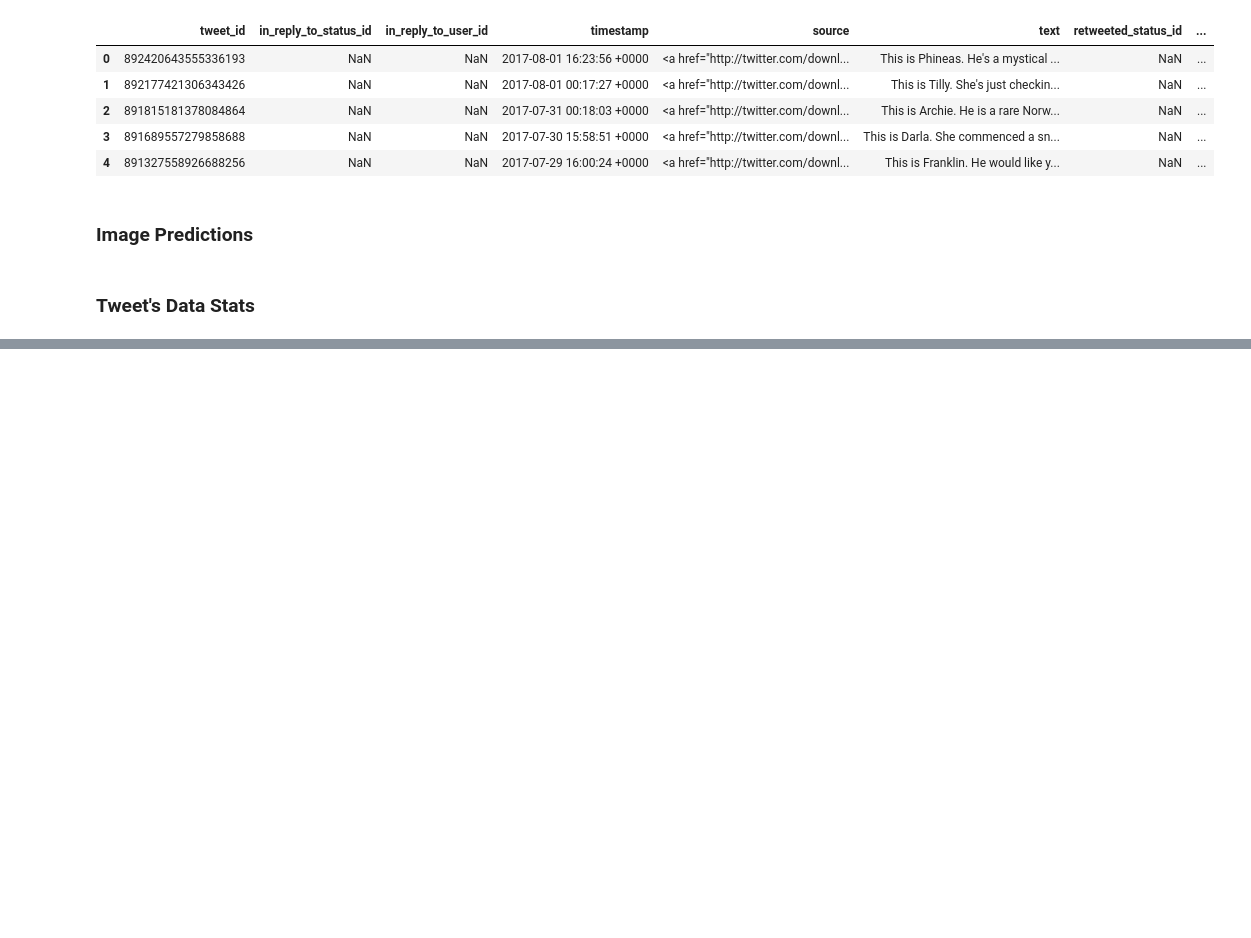
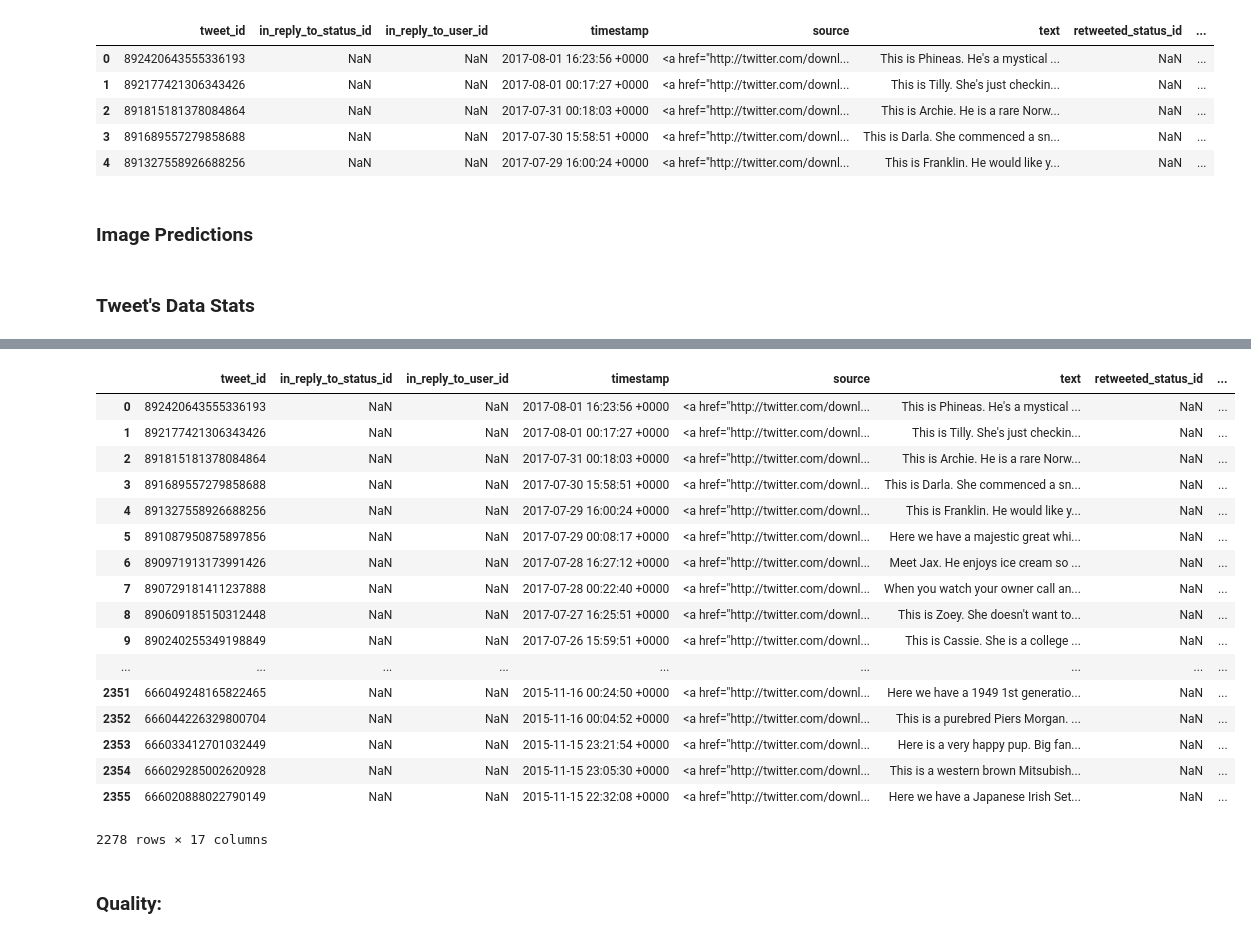
Before and after one commit to liuyang21cn/Udacity-DAND, a Jupyter notebook: 2-Data-Wrangling/Wrangle-And-Analyze-Data-Project/wrangle_act.ipynb, the cells around one changed output, grey strips where cells are left out. Drawn from its saved outputs; the diff is of its cells as text; code cells hidden in the pictures; blank space fills up the shorter version.

```diff
--- a/2-Data-Wrangling/Wrangle-And-Analyze-Data-Project/wrangle_act.ipynb
+++ b/2-Data-Wrangling/Wrangle-And-Analyze-Data-Project/wrangle_act.ipynb
@@ -46,0 +196,7 @@ api = tweepy.API(auth)
+# %%
+twitter_archive_enhanced_clean = twitter_archive_enhanced.copy()
+# %%
+for col in ['doggo', 'floofer', 'pupper', 'puppo']:
+    twitter_archive_enhanced_clean[col] = 0
+    mask = twitter_archive_enhanced[col] == col
+    twitter_archive_enhanced_clean.loc[mask, col] = 1
@@ -46,0 +223,23 @@ api = tweepy.API(auth)
+# %%
+twitter_archive_enhanced_clean[twitter_archive_enhanced_clean.in_reply_to_user_id.isna()]
+# %% [output]
+|  | tweet_id | in_reply_to_status_id | in_reply_to_user_id | timestamp | source | text | retweeted_status_id | ... |
+| 0 | 892420643555336193 | NaN | NaN | 2017-08-01 16:23:56 +0000 | <a href="http://twitter.com/downl... | This is Phineas. He's a mystical ... | NaN | ... |
+| 1 | 892177421306343426 | NaN | NaN | 2017-08-01 00:17:27 +0000 | <a href="http://twitter.com/downl... | This is Tilly. She's just checkin... | NaN | ... |
+| 2 | 891815181378084864 | NaN | NaN | 2017-07-31 00:18:03 +0000 | <a href="http://twitter.com/downl... | This is Archie. He is a rare Norw... | NaN | ... |
+| 3 | 891689557279858688 | NaN | NaN | 2017-07-30 15:58:51 +0000 | <a href="http://twitter.com/downl... | This is Darla. She commenced a sn... | NaN | ... |
+| 4 | 891327558926688256 | NaN | NaN | 2017-07-29 16:00:24 +0000 | <a href="http://twitter.com/downl... | This is Franklin. He would like y... | NaN | ... |
+| 5 | 891087950875897856 | NaN | NaN | 2017-07-29 00:08:17 +0000 | <a href="http://twitter.com/downl... | Here we have a majestic great whi... | NaN | ... |
+| 6 | 890971913173991426 | NaN | NaN | 2017-07-28 16:27:12 +0000 | <a href="http://twitter.com/downl... | Meet Jax. He enjoys ice cream so ... | NaN | ... |
+| 7 | 890729181411237888 | NaN | NaN | 2017-07-28 00:22:40 +0000 | <a href="http://twitter.com/downl... | When you watch your owner call an... | NaN | ... |
+| 8 | 890609185150312448 | NaN | NaN | 2017-07-27 16:25:51 +0000 | <a href="http://twitter.com/downl... | This is Zoey. She doesn't want to... | NaN | ... |
+| 9 | 890240255349198849 | NaN | NaN | 2017-07-26 15:59:51 +0000 | <a href="http://twitter.com/downl... | This is Cassie. She is a college ... | NaN | ... |
+| ... | ... | ... | ... | ... | ... | ... | ... | ... |
+| 2351 | 666049248165822465 | NaN | NaN | 2015-11-16 00:24:50 +0000 | <a href="http://twitter.com/downl... | Here we have a 1949 1st generatio... | NaN | ... |
+| 2352 | 666044226329800704 | NaN | NaN | 2015-11-16 00:04:52 +0000 | <a href="http://twitter.com/downl... | This is a purebred Piers Morgan. ... | NaN | ... |
+| 2353 | 666033412701032449 | NaN | NaN | 2015-11-15 23:21:54 +0000 | <a href="http://twitter.com/downl... | Here is a very happy pup. Big fan... | NaN | ... |
+| 2354 | 666029285002620928 | NaN | NaN | 2015-11-15 23:05:30 +0000 | <a href="http://twitter.com/downl... | This is a western brown Mitsubish... | NaN | ... |
+| 2355 | 666020888022790149 | NaN | NaN | 2015-11-15 22:32:08 +0000 | <a href="http://twitter.com/downl... | Here we have a Japanese Irish Set... | NaN | ... |
+2278 rows × 17 columns
+# %% [markdown]
+### Quality:
```
Also changed, not shown: parts of 26 cells of this notebook, 1 other file.
